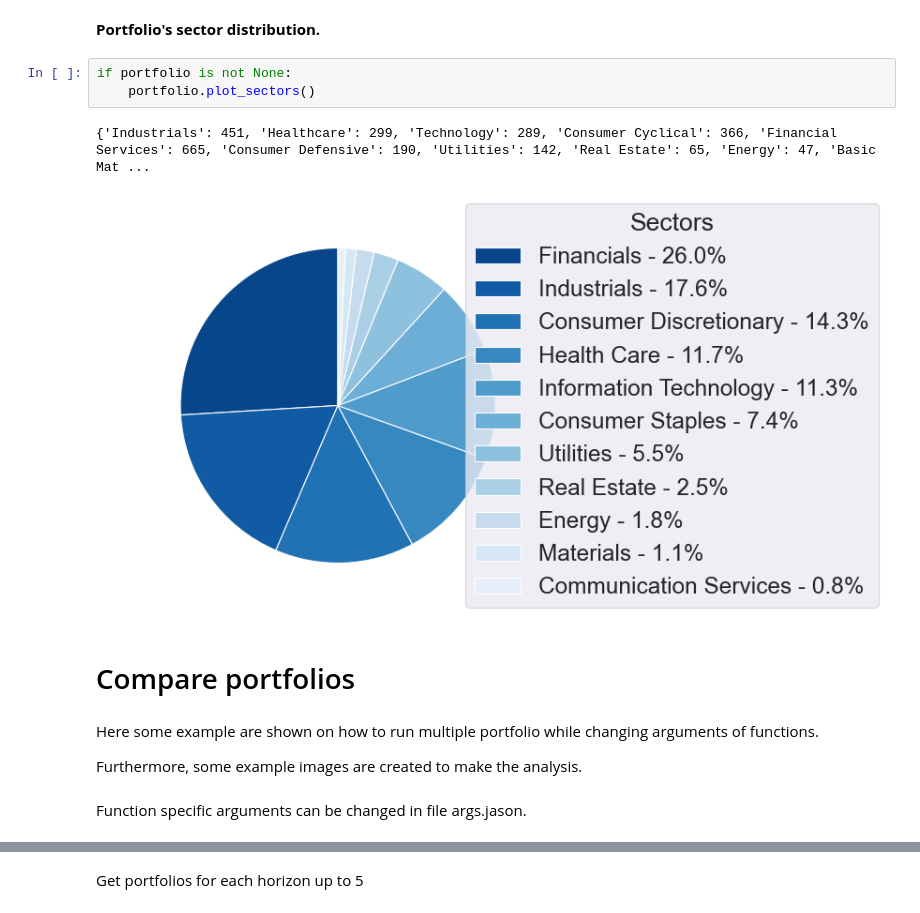
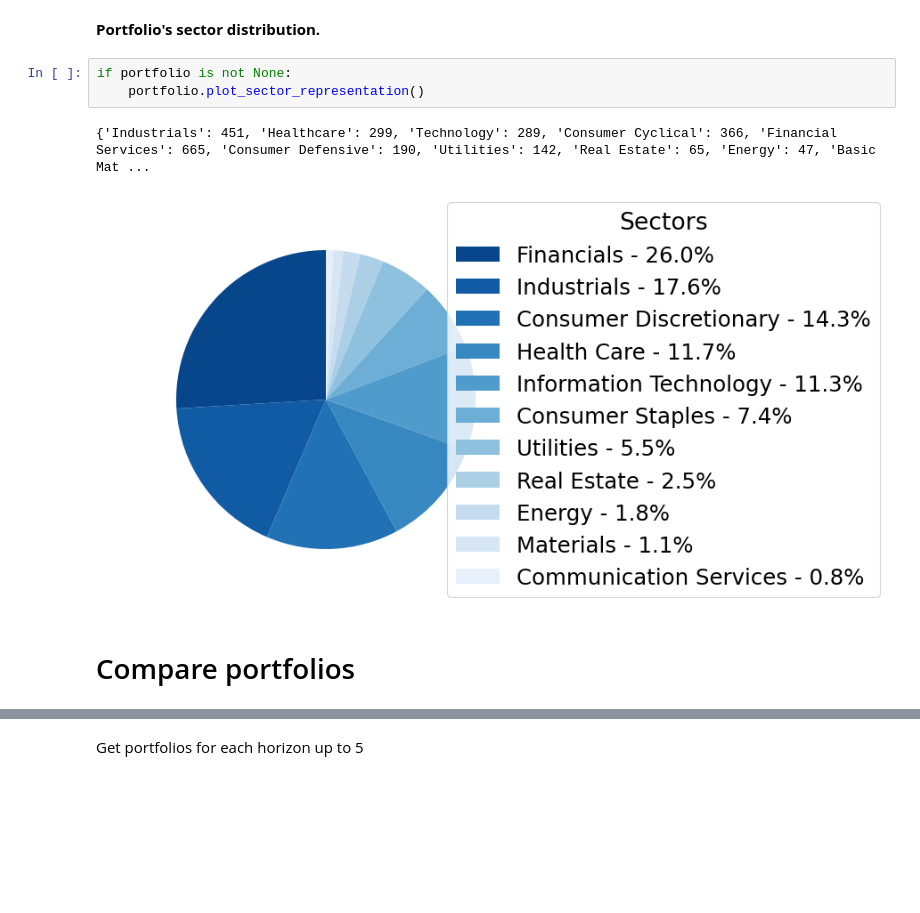
Before and after one commit to luis-canas/Pairs-Trading, a Jupyter notebook: Example.ipynb, the cells around one changed output, grey strips where cells are left out. Saved outputs shown, nothing was run; the diff lists cells and outputs as text; blank space fills up the shorter version.

```diff
--- a/Example.ipynb
+++ b/Example.ipynb
@@ -143,15 +189,9 @@ if portfolio is not None:
 **Portfolio's sector distribution.**
 # %%
 if portfolio is not None:
-    portfolio.plot_sectors()
+    portfolio.plot_sector_representation()
 # %% [output]
 {'Industrials': 451, 'Healthcare': 299, 'Technology': 289, 'Consumer Cyclical': 366, 'Financial Services': 665, 'Consumer Defensive': 190, 'Utilities': 142, 'Real Estate': 65, 'Energy': 47, 'Basic Mat ...
-[figure, old version]
+[figure, new version]
 # %% [markdown]
 # Compare portfolios
-# %% [markdown]
-Here some example are shown on how to run multiple portfolio while changing arguments of functions.
-
-Furthermore, some example images are created to make the analysis.
-# %% [markdown]
-Function specific arguments can be changed in file args.jason.
```
Also changed, not shown: parts of 10 cells of this notebook, 11 other files.
